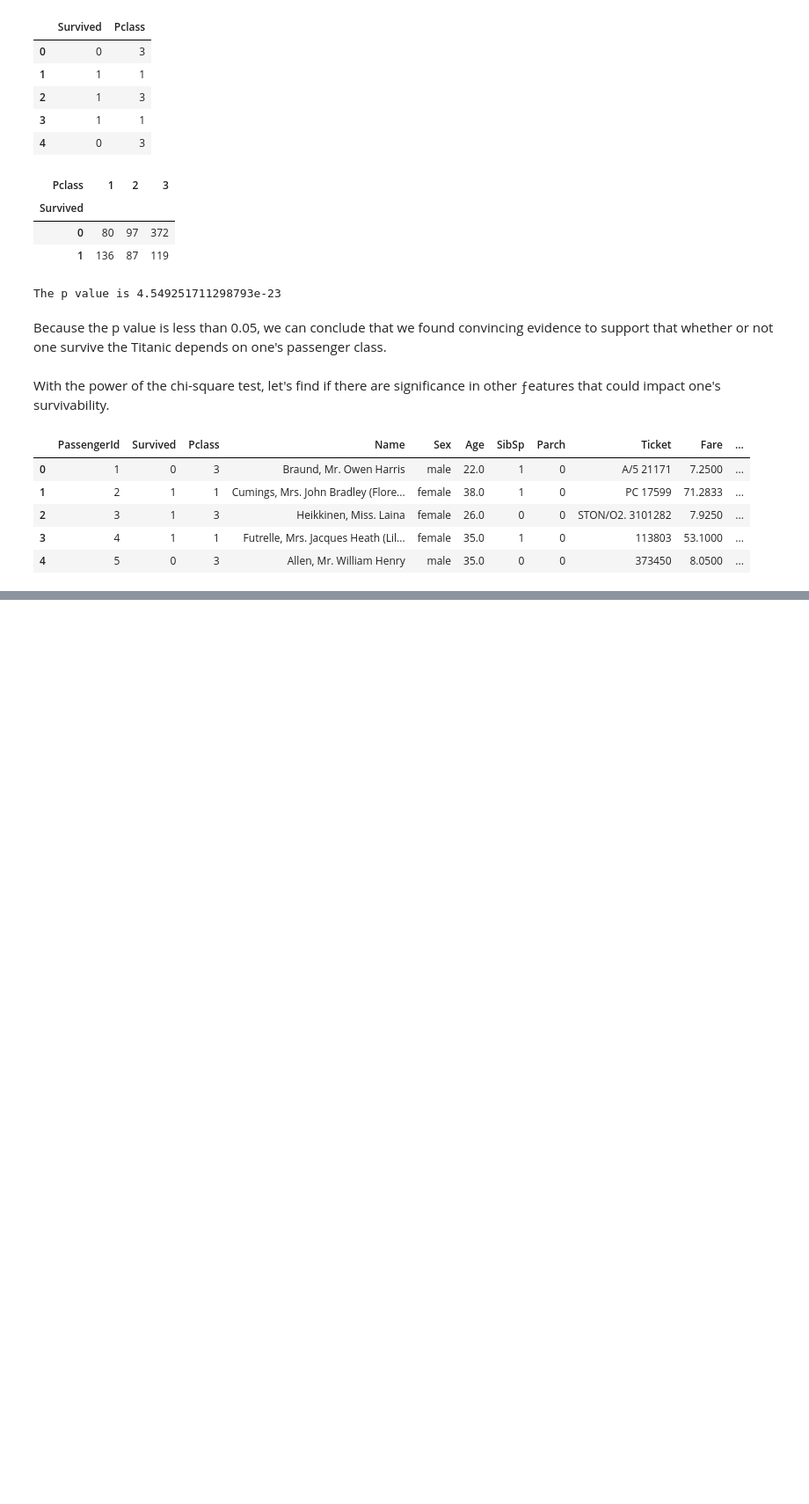
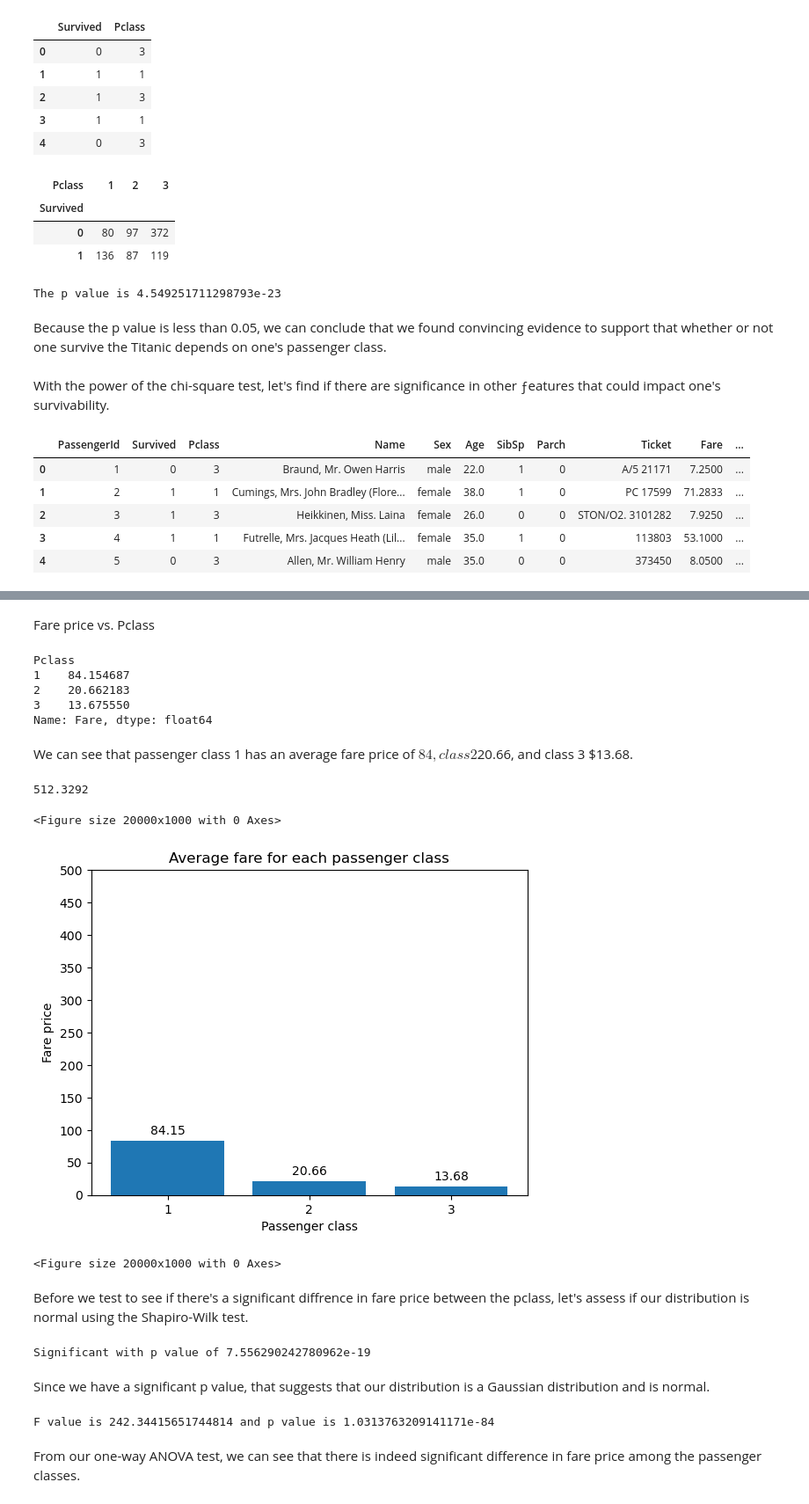
Before and after one commit to klam912/titanic_pred, a Jupyter notebook: model.ipynb, the cells around one changed output, grey strips where cells are left out. Shown: that part at 88% size. Cells and saved outputs as stored; diff of their text form; code cells hidden in the pictures; blank space fills up the shorter version.

```diff
--- a/model.ipynb
+++ b/model.ipynb
@@ -315,0 +304,69 @@ It's interesting to see that from our correlational matrix, we noticed that comp
+# %% [markdown]
+Fare price vs. Pclass
+# %%
+df2 = df.copy()
+df2.groupby('Pclass')['Fare'].mean()
+# %% [output]
+Pclass
+1    84.154687
+2    20.662183
+3    13.675550
+Name: Fare, dtype: float64
+# %% [markdown]
+We can see that passenger class 1 has an average fare price of $84, class 2 $20.66, and class 3 $13.68.
+# %%
+# Create a bar chart function
+def create_bar(x, y, title, y_start, y_end, y_increment):
+    bars = plt.bar(x, y)
+    plt.title(title)
+    plt.yticks(np.arange(y_start, y_end, y_increment))
+    for bar in bars:
+        height = bar.get_height()
+        plt.annotate(f'{height:.2f}',
+                    xy=(bar.get_x() + bar.get_width() / 2, height),
+                    xytext=(0, 3),  # 3 points vertical offset
+                    textcoords="offset points",
+                    ha='center', va='bottom')
+    return bars
+# %%
+df2["Fare"].max()
+# %% [output]
+512.3292
+# %%
+x = sorted(df2['Pclass'].unique())
+x = [str(pclass) for pclass in x]
+y = (df2.groupby('Pclass')['Fare'].mean()).to_list()
+
+plot = create_bar(x,y,"Average fare for each passenger class",0,df2["Fare"].max(), 50)
+plt.ylabel("Fare price")
+plt.xlabel("Passenger class")
+plt.figure(figsize=(200,10))
+# %% [output]
+<Figure size 20000x1000 with 0 Axes>
+[figure, added]
+<Figure size 20000x1000 with 0 Axes>
+# %% [markdown]
+Before we test to see if there's a significant diffrence in fare price between the pclass, let's assess if our distribution is normal using the Shapiro-Wilk test.
+# %%
+from scipy.stats import shapiro
+
+stat, p = shapiro(df2[df2['Pclass']== 1]['Fare'])
+if p < 0.05:
+    print(f"Significant with p value of {p}")
+# %% [output]
+Significant with p value of 7.556290242780962e-19
+# %% [markdown]
+Since we have a significant p value, that suggests that our distribution is a Gaussian distribution and is normal.
+# %%
+# ANOVA
+from scipy.stats import f_oneway
+
+f_value, p_value = f_oneway(df[df["Pclass"] == 1]["Fare"],
+                                  df[df["Pclass"] == 2]["Fare"],
+                                  df[df["Pclass"] == 3]["Fare"])
+
+print(f"F value is {f_value} and p value is {p_value}")
+# %% [output]
+F value is 242.34415651744814 and p value is 1.0313763209141171e-84
+# %% [markdown]
+From our one-way ANOVA test, we can see that there is indeed significant difference in fare price among the passenger classes.
```
Also changed, not shown: parts of 42 cells of this notebook.
